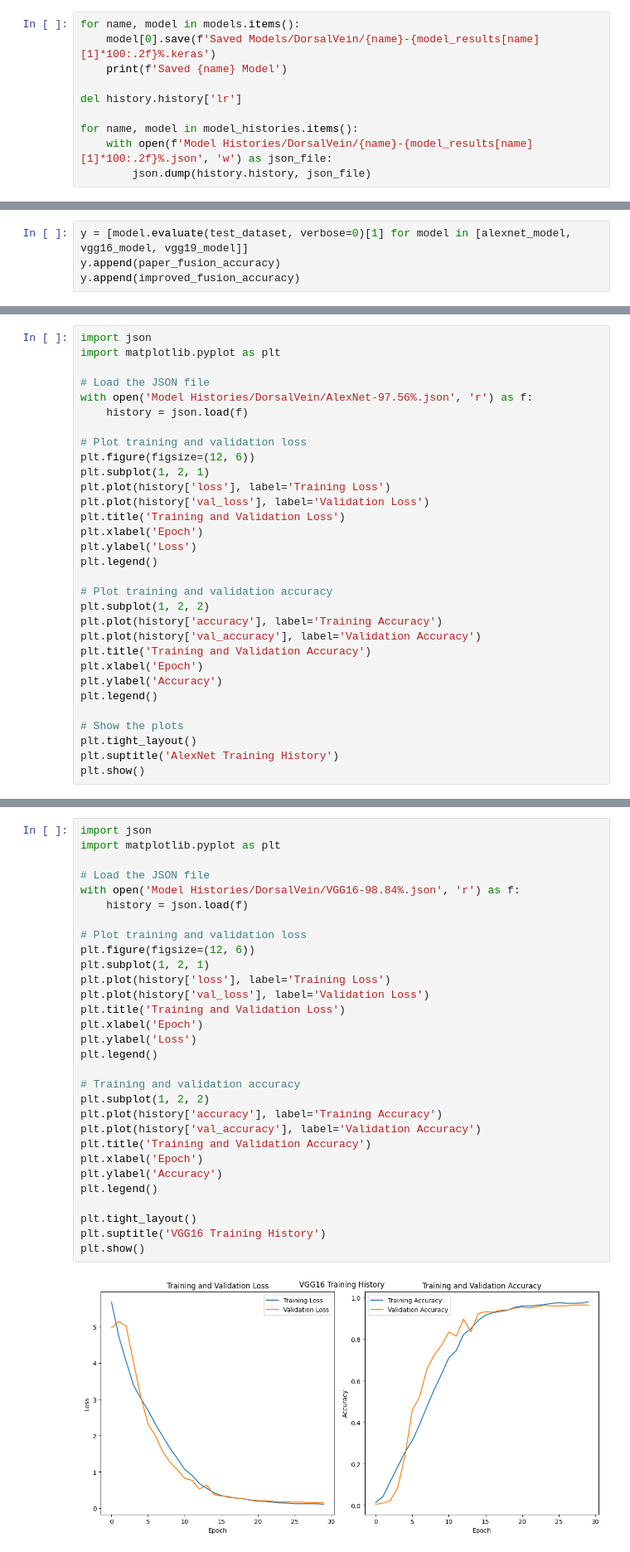
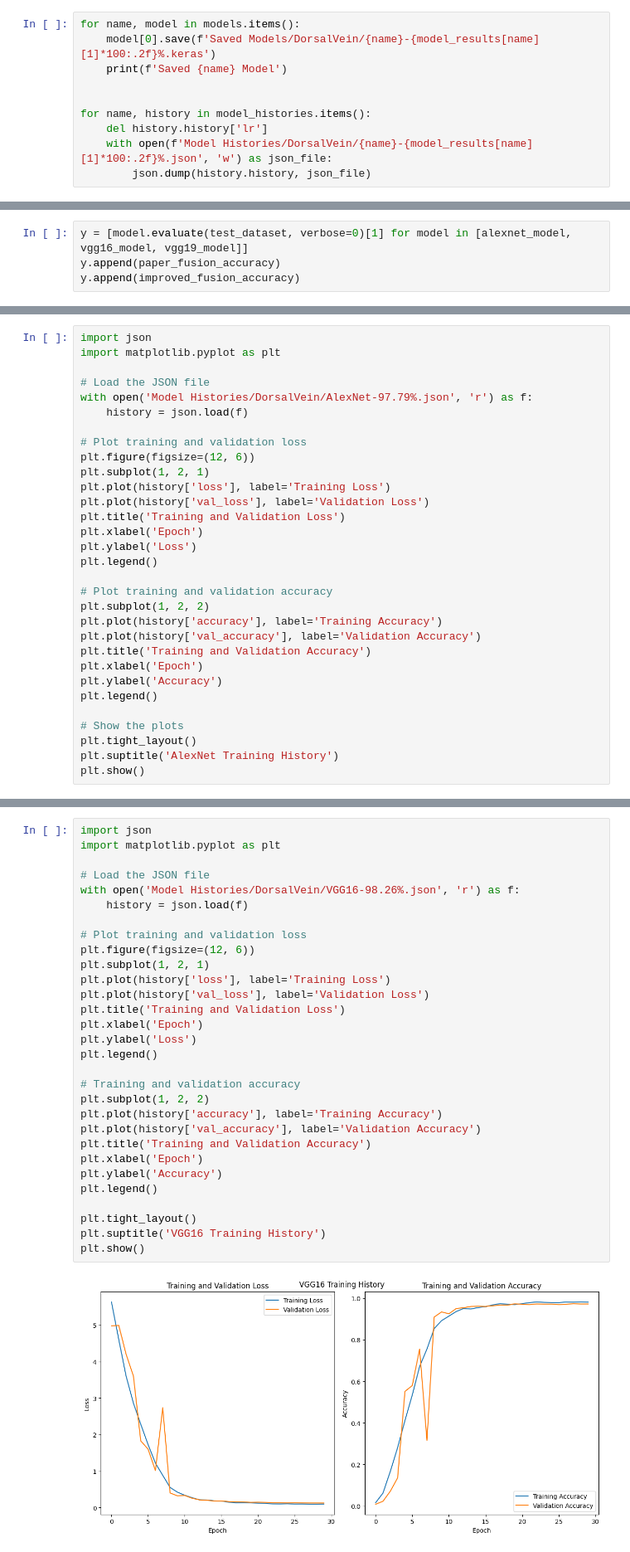
Before and after one commit to AyaanDanish/PalmVein-Recognition-With-CNN, a Jupyter notebook: DorsalVein Classification.ipynb, the cells around one changed output, grey strips where cells are left out. Shown at 83% size. Cells and saved outputs as stored; diff of their text form.

Commit message:
Updated DorsalVein model histories

```diff
--- a/DorsalVein Classification.ipynb
+++ b/DorsalVein Classification.ipynb
@@ -370,9 +370,9 @@ for name, model in models.items():
     model[0].save(f'Saved Models/DorsalVein/{name}-{model_results[name][1]*100:.2f}%.keras')
     print(f'Saved {name} Model')
 
-del history.history['lr']
 
-for name, model in model_histories.items():
+for name, history in model_histories.items():
+    del history.history['lr']
     with open(f'Model Histories/DorsalVein/{name}-{model_results[name][1]*100:.2f}%.json', 'w') as json_file:
         json.dump(history.history, json_file)
 # %% [output]
@@ -531,7 +531,7 @@ import json
 import matplotlib.pyplot as plt
 
 # Load the JSON file
-with open('Model Histories/DorsalVein/AlexNet-97.56%.json', 'r') as f:
+with open('Model Histories/DorsalVein/AlexNet-97.79%.json', 'r') as f:
     history = json.load(f)
 
 # Plot training and validation loss
@@ -562,35 +562,35 @@ plt.show()
 # %%
 import json
 import matplotlib.pyplot as plt
 
 # Load the JSON file
-with open('Model Histories/DorsalVein/VGG16-98.84%.json', 'r') as f:
+with open('Model Histories/DorsalVein/VGG16-98.26%.json', 'r') as f:
     history = json.load(f)
 
 # Plot training and validation loss
 plt.figure(figsize=(12, 6))
 plt.subplot(1, 2, 1)
 plt.plot(history['loss'], label='Training Loss')
 plt.plot(history['val_loss'], label='Validation Loss')
 plt.title('Training and Validation Loss')
 plt.xlabel('Epoch')
 plt.ylabel('Loss')
 plt.legend()
 
 # Training and validation accuracy
 plt.subplot(1, 2, 2)
 plt.plot(history['accuracy'], label='Training Accuracy')
 plt.plot(history['val_accuracy'], label='Validation Accuracy')
 plt.title('Training and Validation Accuracy')
 plt.xlabel('Epoch')
 plt.ylabel('Accuracy')
 plt.legend()
 
 plt.tight_layout()
 plt.suptitle('VGG16 Training History')
 plt.show()
 # %% [output]
-[figure, old version]
+[figure, new version]
 # %%
 import json
 import matplotlib.pyplot as plt
```
Also changed, not shown: parts of 4 cells of this notebook, 4 other files.
